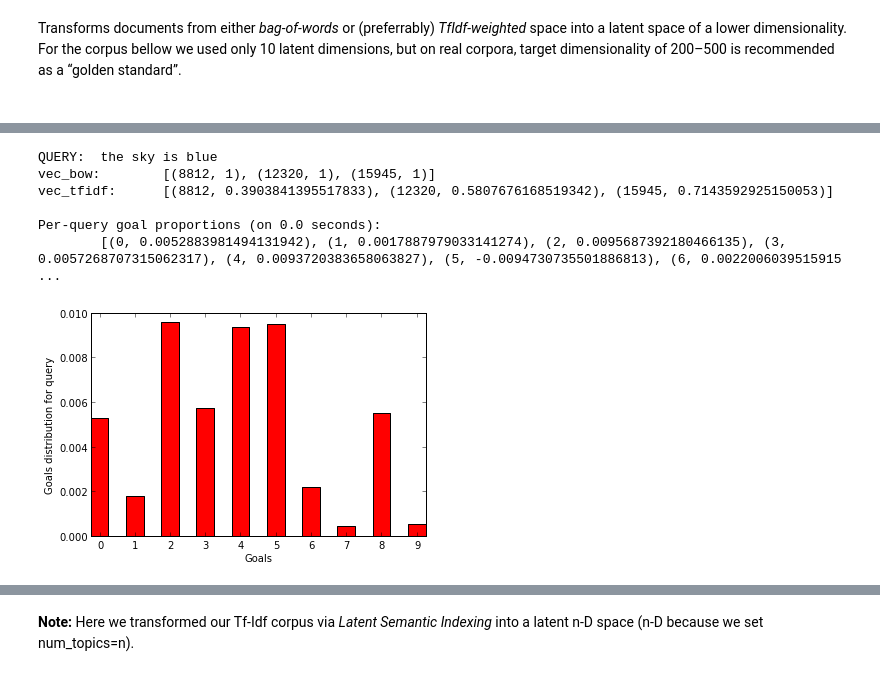
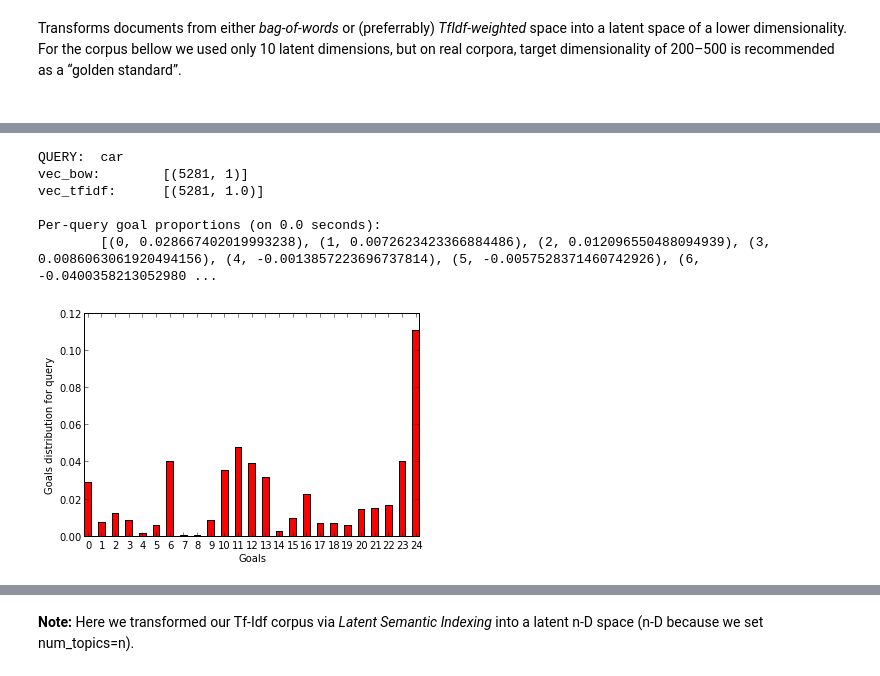
Before and after one commit to ljsou/QueryAnalyzer, a Jupyter notebook: QueryAnalyzer.ipynb, the cells around one changed output, grey strips where cells are left out. Drawn from its saved outputs; the diff is of its cells as text; code cells hidden in the pictures.

```diff
--- a/QueryAnalyzer.ipynb
+++ b/QueryAnalyzer.ipynb
@@ -77,12 +77,12 @@ Transforms documents from either <i>bag-of-words</i> or (preferrably) <i>TfIdf-w
 <br />
 <br />
 # %%
-#lsi = models.LsiModel(corpus_tfidf, id2word=dictionary, num_topics=10) # initialize an LSI transformation
-#lsi.save(model_path + 'model.lsi') # same for tfidf, lda, ...
-lsi = models.LsiModel.load(model_path + 'model.lsi')
+lsi = models.LsiModel(corpus_tfidf, id2word=dictionary, num_topics=25) # initialize an LSI transformation
+lsi.save(model_path + 'model.lsi') # same for tfidf, lda, ...
+#lsi = models.LsiModel.load(model_path + 'model.lsi')
 #corpus_lsi = lsi[corpus_tfidf] # create a double wrapper over the original corpus: bow->tfidf->fold-in-lsi
 import lsamodel as lsa
-num_topics = 10;
+num_topics = 20;
 num_words = 4;
 lsa.viewTopics(lsi, num_topics, num_words)
 # %% [output]
@@ -99,14 +109,14 @@ TOPIC # 9 :  [(-0.99357953677890409, 'sell'), (0.072955132336353187, 'own'), (0.
 # %%
 #query = "how do I change my profile on aol"
-#query = "car"
+query = "car"
 print "QUERY: ", query
 goals_distribution = lsa.perQueryGoalProportions(query, dictionary, tfidf, lsi)
 lsa.viewPerQueryGoalProportions(goals_distribution)
 # %% [output]
-QUERY:  the sky is blue
-vec_bow:        [(8812, 1), (12320, 1), (15945, 1)]
-vec_tfidf:      [(8812, 0.3903841395517833), (12320, 0.5807676168519342), (15945, 0.7143592925150053)]
+QUERY:  car
+vec_bow:        [(5281, 1)]
+vec_tfidf:      [(5281, 1.0)]
 
 Per-query goal proportions (on 0.0 seconds):
-        [(0, 0.0052883981494131942), (1, 0.0017887979033141274), (2, 0.0095687392180466135), (3, 0.0057268707315062317), (4, 0.0093720383658063827), (5, -0.0094730735501886813), (6, 0.0022006039515915 ...
+        [(0, 0.028667402019993238), (1, 0.0072623423366884486), (2, 0.012096550488094939), (3, 0.0086063061920494156), (4, -0.0013857223696737814), (5, -0.0057528371460742926), (6, -0.0400358213052980 ...
-[figure, old version]
+[figure, new version]
```
Also changed, not shown: parts of 15 cells of this notebook.
